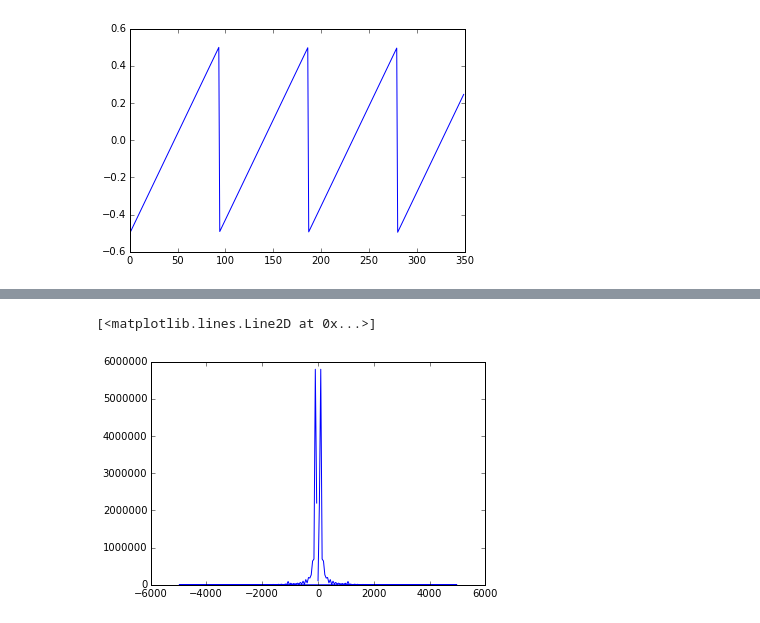
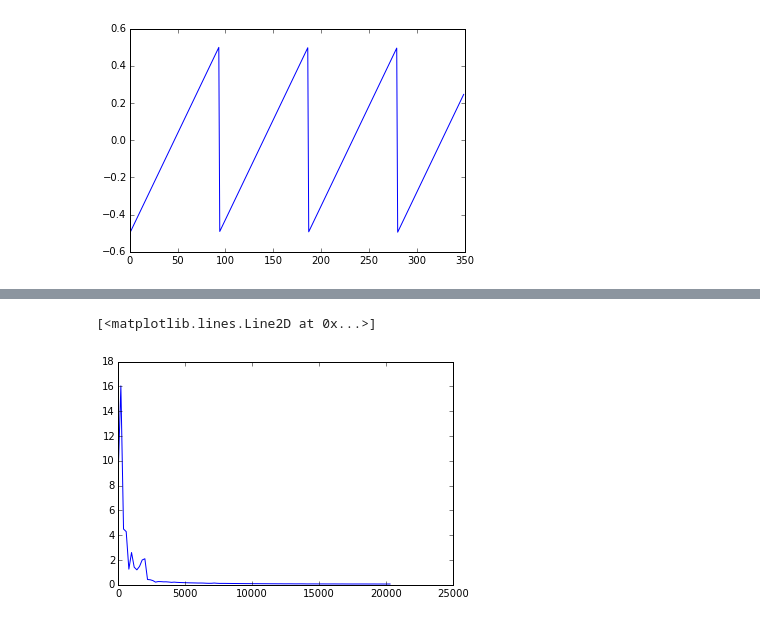
Before and after one commit to jabb1123/Vocoder_project-SigSys, a Jupyter notebook: code/Audio_vocoder.ipynb, the cells around one changed output, grey strips where cells are left out. Cells and saved outputs as stored; diff of their text form; code cells hidden in the pictures.

```diff
--- a/code/Audio_vocoder.ipynb
+++ b/code/Audio_vocoder.ipynb
@@ -195,3 +199,15 @@ plt.plot(freq*10000, -x.real)
+# %%
+n = len(x)
+if n%2 == 0:
+    max_freq = RATE/2.0
+else:
+    max_freq = RATE/2.0 * (n-1) / n
+xs = np.linspace(0, max_freq, n)
+ys = np.absolute(x)
+plt.plot(xs, ys)
+# %% [output]
+[<matplotlib.lines.Line2D at 0x...>]
+[figure, added]
 # %%
 frames= RATE
 for i in range(len(vSeg)):
@@ -211,11 +227,3 @@ buf = np.zeros((len(voc_s), 2), dtype = np.int16)
 for y in range(len(voc_s)):
     buf[y][0] = voc_s[y]
     buf[y][1] = voc_s[y]
-# %%
-
-freq = np.fft.fftfreq(v1.shape[-1])
-
-plt.plot(freq*10000, v1.real)
-# %% [output]
-[<matplotlib.lines.Line2D at 0x...>]
-[figure, removed]
```
Also changed, not shown: parts of 17 cells of this notebook, 1 other file.
